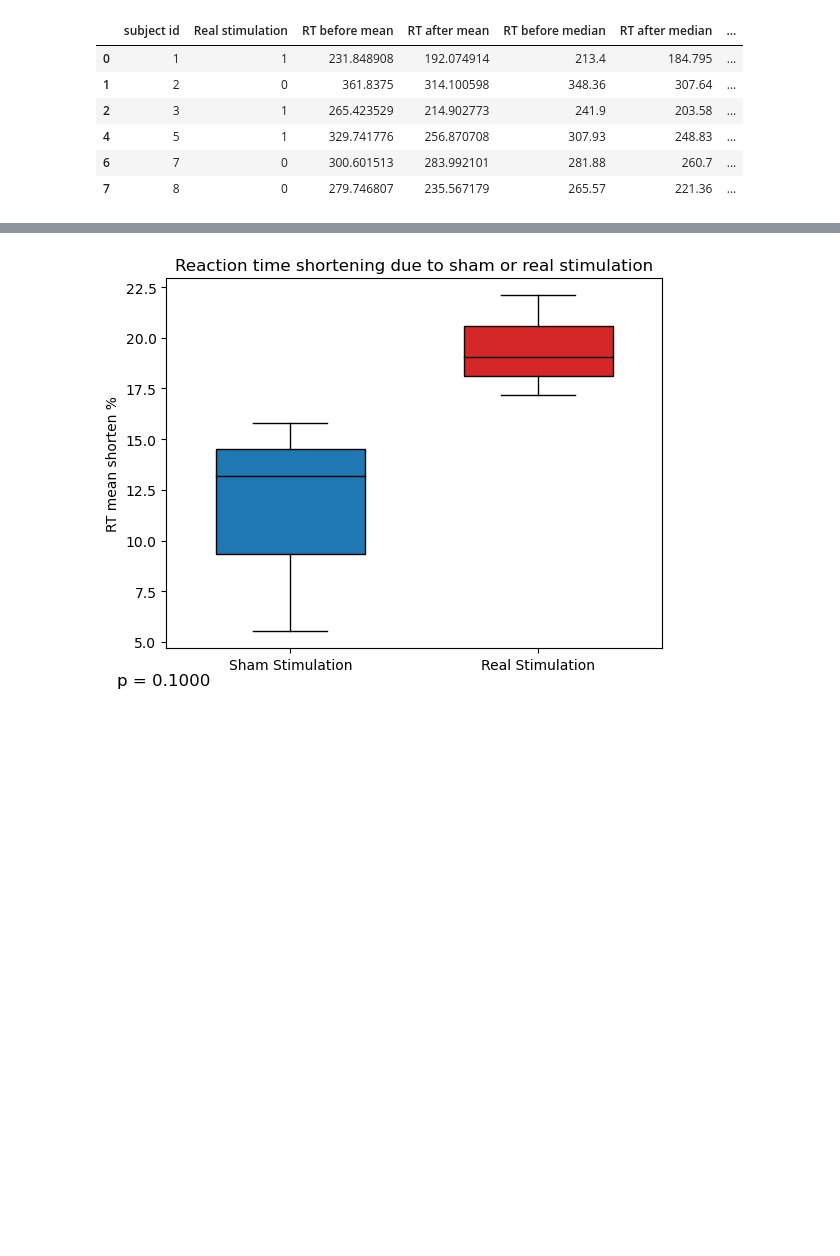
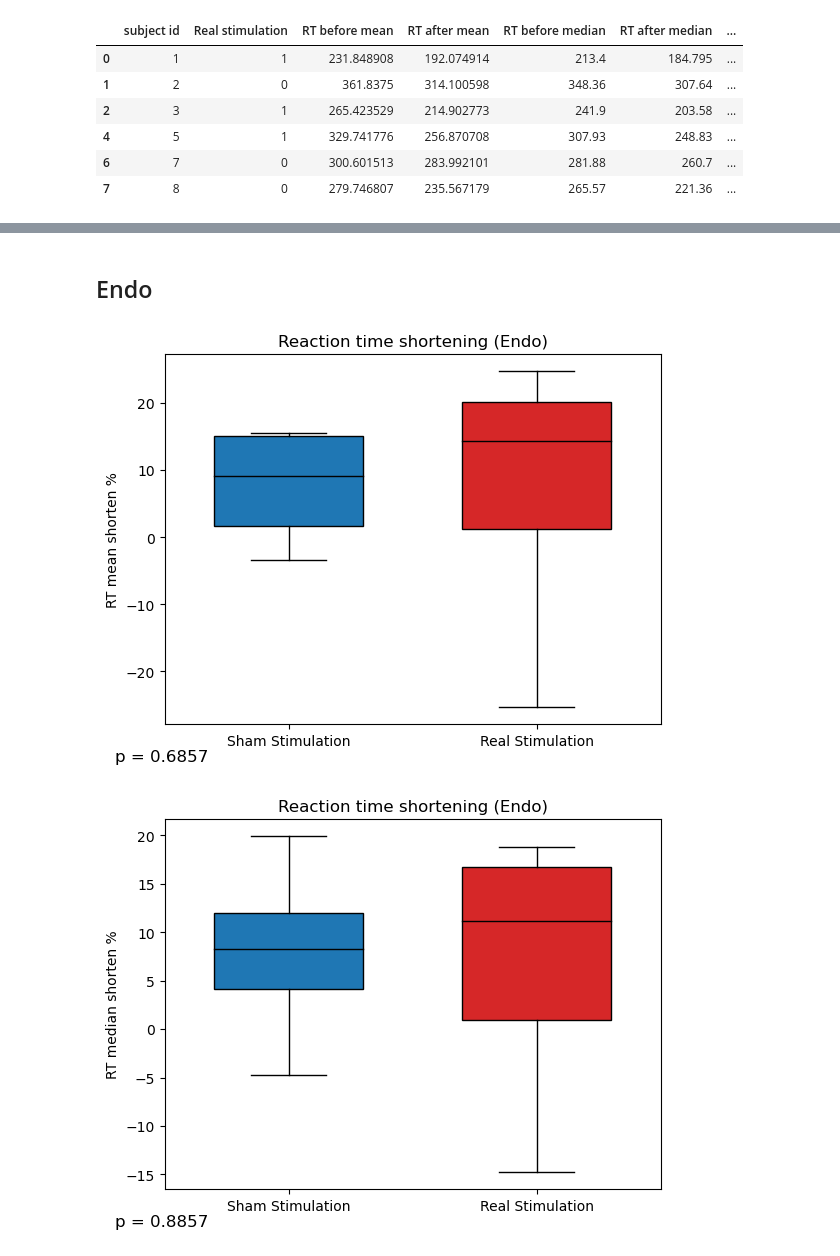
Before and after one commit to Shawnzty/tACS-Attention, a Jupyter notebook: processing/behavior.ipynb, the cells around one changed output, grey strips where cells are left out. Saved outputs shown, nothing was run; the diff lists cells and outputs as text; code cells hidden in the pictures; blank space fills up the shorter version.

Commit message:
update behavior

```diff
--- a/processing/behavior.ipynb
+++ b/processing/behavior.ipynb
@@ -154,0 +147,2 @@ plt.show()
+# %% [markdown]
+## Endo
@@ -155,38 +199,44 @@ plt.show()
 # %%
+# remove the rows where the RT median shorten is negative
+# behavior_compare = behavior_compare[behavior_compare['RT median shorten %'] >= 0]
+# display(behavior_compare)
+
 # box plot of RT difference
-compare_object = "RT mean shorten %"
-rt_diff_sham = behavior_compare.loc[behavior_compare['Real stimulation'] == 0, compare_object]
-rt_diff_real = behavior_compare.loc[behavior_compare['Real stimulation'] == 1, compare_object]
-rt_diff_sham = pd.to_numeric(rt_diff_sham)
-rt_diff_real = pd.to_numeric(rt_diff_real)
+compare_objects = ["RT mean shorten %", "RT median shorten %"]
+for compare_object in compare_objects:
+    rt_diff_sham = behavior_compare.loc[behavior_compare['Real stimulation'] == 0, compare_object]
+    rt_diff_real = behavior_compare.loc[behavior_compare['Real stimulation'] == 1, compare_object]
+    rt_diff_sham = pd.to_numeric(rt_diff_sham)
+    rt_diff_real = pd.to_numeric(rt_diff_real)
 
-# create boxplot
-# Create a box plot with whiskers
-fig, ax = plt.subplots()
-boxplots = ax.boxplot([rt_diff_sham, rt_diff_real], patch_artist=True, widths=0.6, showfliers=False)
+    # create boxplot
+    # Create a box plot with whiskers
+    fig, ax = plt.subplots()
+    boxplots = ax.boxplot([rt_diff_sham, rt_diff_real], patch_artist=True, widths=0.6, showfliers=False)
 
-# Set colors for the box plots
-colors = ['#1f77b4', '#d62728']
-for patch, color in zip(boxplots['boxes'], colors):
-    patch.set_facecolor(color)
+    # Set colors for the box plots
+    colors = ['#1f77b4', '#d62728']
+    for patch, color in zip(boxplots['boxes'], colors):
+        patch.set_facecolor(color)
 
-# Set median line color to black
-for median in boxplots['medians']:
-    median.set_color('black')
+    # Set median line color to black
+    for median in boxplots['medians']:
+        median.set_color('black')
 
-plt.xticks([1, 2], ['Sham Stimulation', 'Real Stimulation'])
-plt.ylabel(compare_object)
-plt.title('Reaction time shortening due to sham or real stimulation')
+    plt.xticks([1, 2], ['Sham Stimulation', 'Real Stimulation'])
+    plt.ylabel(compare_object)
+    plt.title('Reaction time shortening (Endo)')
 
-# Perform the Mann-Whitney U test
-U, p_value = stats.mannwhitneyu(rt_diff_sham, rt_diff_real)
+    # Perform the Mann-Whitney U test
+    U, p_value = stats.mannwhitneyu(rt_diff_sham, rt_diff_real)
 
-# Add the p-value to the plot
-ax.annotate(f'p = {p_value:.4f}',
-            xy=(-0.1, -0.1),
-            xycoords=('axes fraction', 'axes fraction'),
-            ha='left', fontsize=12)
+    # Add the p-value to the plot
+    ax.annotate(f'p = {p_value:.4f}',
+                xy=(-0.1, -0.1),
+                xycoords=('axes fraction', 'axes fraction'),
+                ha='left', fontsize=12)
 
-plt.show()
+    plt.show()
 # %% [output]
-[figure, old version]
+[figure, new version]
+[figure, added]
```
Also changed, not shown: parts of 9 cells of this notebook.
